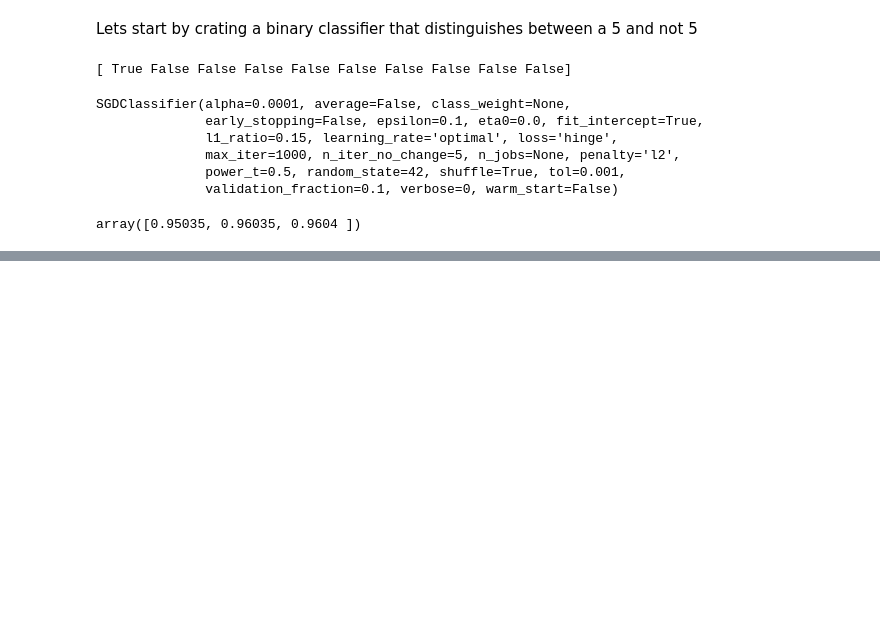
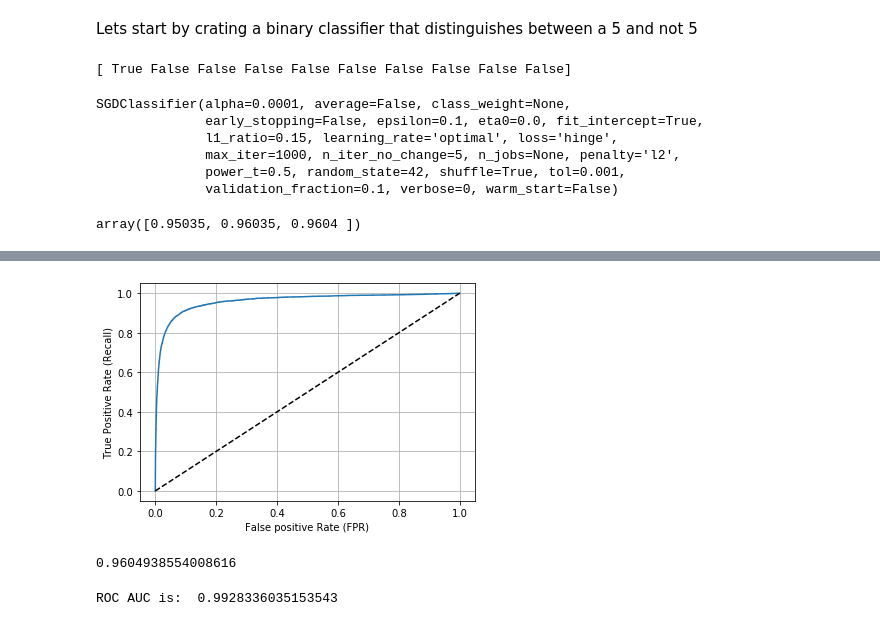
Before and after one commit to AdhirajChaddha/MNIST-Learning, a Jupyter notebook: MNIST.ipynb, the cells around one changed output, grey strips where cells are left out. Cells and saved outputs as stored; diff of their text form; code cells hidden in the pictures; blank space fills up the shorter version.

```diff
--- a/MNIST.ipynb
+++ b/MNIST.ipynb
@@ -68,0 +168,28 @@ from sklearn.base import
+# %%
+# Another good measuring charcteristic is the ROC curve. it
+# plots the true positive rate (TPR) (a.k.a. recall) vs the
+# false positive rate (FPR)
+
+from sklearn.metrics import roc_curve
+fpr, tpr, thresholds = roc_curve(y_train_5, y_scores)
+
+def plot_roc_curve(fpr, trp, label=None):
+  plt.plot(fpr, tpr, label=label)
+  plt.plot([0,1], [0,1], 'k--') # diagonal
+  plt.grid()
+  plt.xlabel('False positive Rate (FPR)')
+  plt.ylabel('True Positive Rate (Recall)')
+
+plot_roc_curve(fpr, tpr)
+plt.show()
+# %% [output]
+[figure, added]
+# %%
+# The area under the ROC curve is a good measure of the
+# the performance of the classifier as a good one will
+# have an area close to 1, while a bad one will have an
+# area close to 0.5
+from sklearn.metrics import roc_auc_score
+roc_auc_score(y_train_5, y_scores)
+# %% [output]
+0.9604938554008616
@@ -68,0 +206,4 @@ from sklearn.base import
+# %%
+print("ROC AUC is: ",roc_auc_score(y_train_5, y_scores_forest))
+# %% [output]
+ROC AUC is:  0.9928336035153543
```
Also changed, not shown: parts of 13 cells of this notebook.
